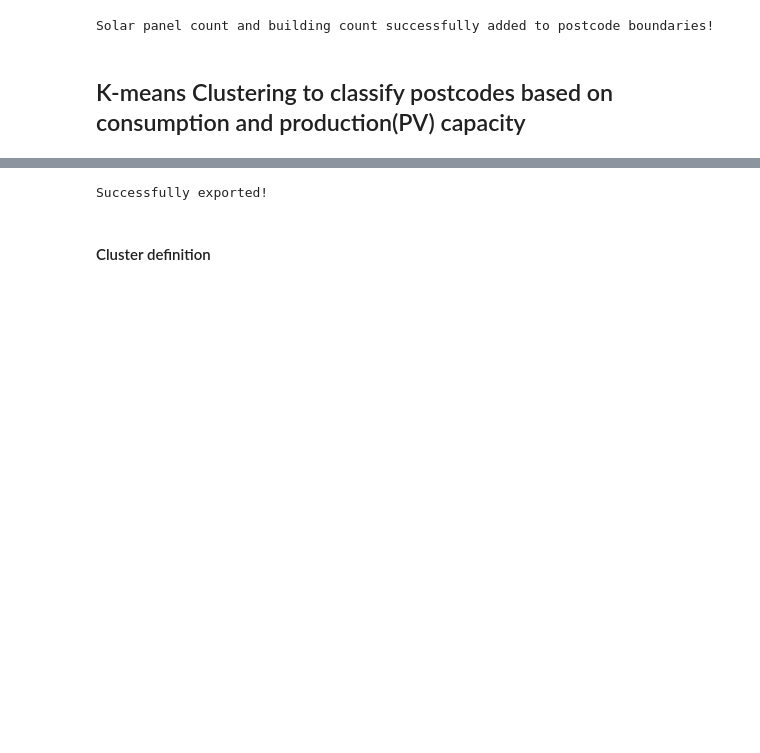
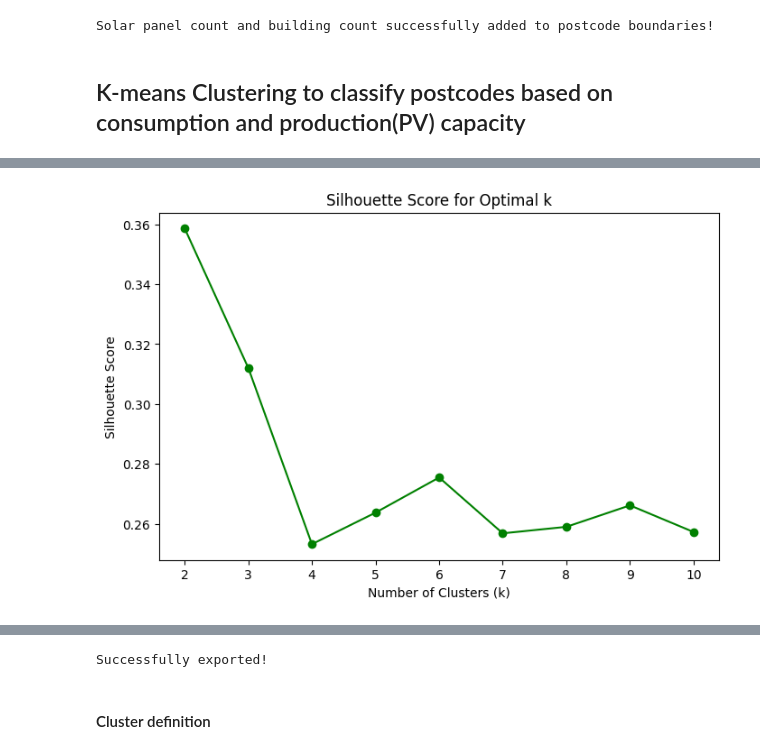
Before and after one commit to medh642/P2P-Trading, a Jupyter notebook: P2PSim/P2Ptrading.ipynb, the cells around one changed output, grey strips where cells are left out. Cells and saved outputs as stored; diff of their text form; code cells hidden in the pictures; blank space fills up the shorter version.

```diff
--- a/P2PSim/P2Ptrading.ipynb
+++ b/P2PSim/P2Ptrading.ipynb
@@ -174,0 +196,20 @@ Index(['PC6', 'Aantal_mul', 'Aantal_adr', 'Shape__Are', 'Shape__Len',
+# %%
+# SILHOUETTE SCORE
+from sklearn.metrics import silhouette_score
+
+sil_scores = []
+
+for k in range(2, 11):
+    kmeans = KMeans(n_clusters=k, random_state=42, n_init=10)
+    labels = kmeans.fit_predict(scaled_features)
+    score = silhouette_score(scaled_features, labels)
+    sil_scores.append(score)
+
+plt.figure(figsize=(8, 5))
+plt.plot(range(2, 11), sil_scores, marker="o", linestyle="-", color="g")
+plt.xlabel("Number of Clusters (k)")
+plt.ylabel("Silhouette Score")
+plt.title("Silhouette Score for Optimal k")
+plt.show()
+# %% [output]
+[figure, added]
```
Also changed, not shown: parts of 11 cells of this notebook.
